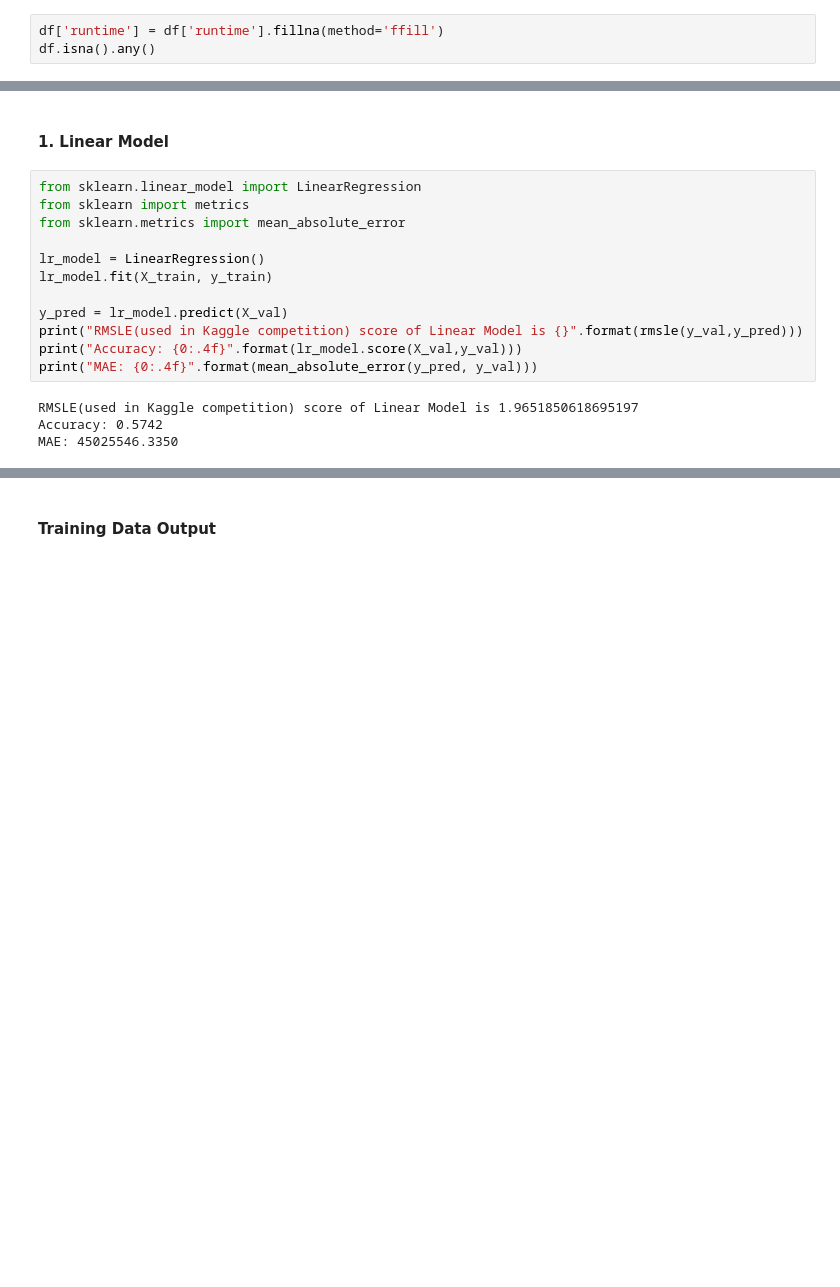
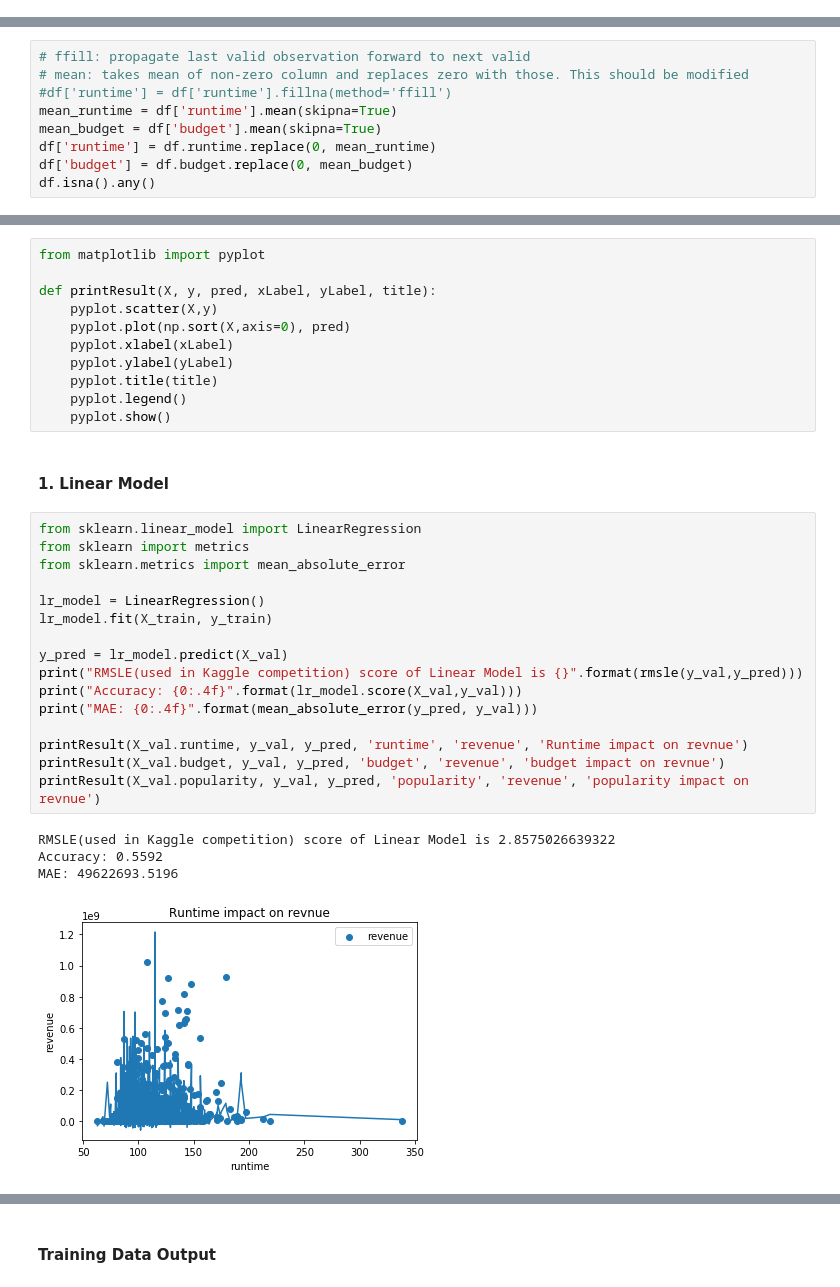
Before and after one commit to RishabhSarkar/Box-Office-Prediction, a Jupyter notebook: tmdb-box-office-prediction/Movie Revenue Prediction.ipynb, the cells around one changed output, grey strips where cells are left out. Saved outputs shown, nothing was run; the diff lists cells and outputs as text; blank space fills up the shorter version.

Commit message:
comments added along with replacing 0 values with mean

```diff
--- a/tmdb-box-office-prediction/Movie Revenue Prediction.ipynb
+++ b/tmdb-box-office-prediction/Movie Revenue Prediction.ipynb
@@ -169,6 +215,3 @@ status        False
 dtype: bool
 # %% [markdown]
 #### Removing Null values from runtime
-# %%
-df['runtime'] = df['runtime'].fillna(method='ffill')
-df.isna().any()
@@ -180,0 +218,9 @@ dtype: bool
+# %%
+# ffill: propagate last valid observation forward to next valid
+# mean: takes mean of non-zero column and replaces zero with those. This should be modified
+#df['runtime'] = df['runtime'].fillna(method='ffill')
+mean_runtime = df['runtime'].mean(skipna=True)
+mean_budget = df['budget'].mean(skipna=True)
+df['runtime'] = df.runtime.replace(0, mean_runtime)
+df['budget'] = df.budget.replace(0, mean_budget)
+df.isna().any()
@@ -234,18 +290,34 @@ def rmsle(y_v,y_p):
+# %%
+from matplotlib import pyplot
+
+def printResult(X, y, pred, xLabel, yLabel, title):
+    pyplot.scatter(X,y)
+    pyplot.plot(np.sort(X,axis=0), pred)
+    pyplot.xlabel(xLabel)
+    pyplot.ylabel(yLabel)
+    pyplot.title(title)
+    pyplot.legend()
+    pyplot.show()
 # %% [markdown]
 #### 1. Linear Model
 # %%
 from sklearn.linear_model import LinearRegression
 from sklearn import metrics
 from sklearn.metrics import mean_absolute_error
 
 lr_model = LinearRegression()
 lr_model.fit(X_train, y_train)
 
 y_pred = lr_model.predict(X_val)
 print("RMSLE(used in Kaggle competition) score of Linear Model is {}".format(rmsle(y_val,y_pred)))
 print("Accuracy: {0:.4f}".format(lr_model.score(X_val,y_val)))
 print("MAE: {0:.4f}".format(mean_absolute_error(y_pred, y_val)))
+
+printResult(X_val.runtime, y_val, y_pred, 'runtime', 'revenue', 'Runtime impact on revnue')
+printResult(X_val.budget, y_val, y_pred, 'budget', 'revenue', 'budget impact on revnue')
+printResult(X_val.popularity, y_val, y_pred, 'popularity', 'revenue', 'popularity impact on revnue')
 # %% [output]
-RMSLE(used in Kaggle competition) score of Linear Model is 1.9651850618695197
-Accuracy: 0.5742
-MAE: 45025546.3350
+RMSLE(used in Kaggle competition) score of Linear Model is 2.8575026639322
+Accuracy: 0.5592
+MAE: 49622693.5196
+[figure, added]
```
Also changed, not shown: parts of 20 cells of this notebook, 5 other files.
